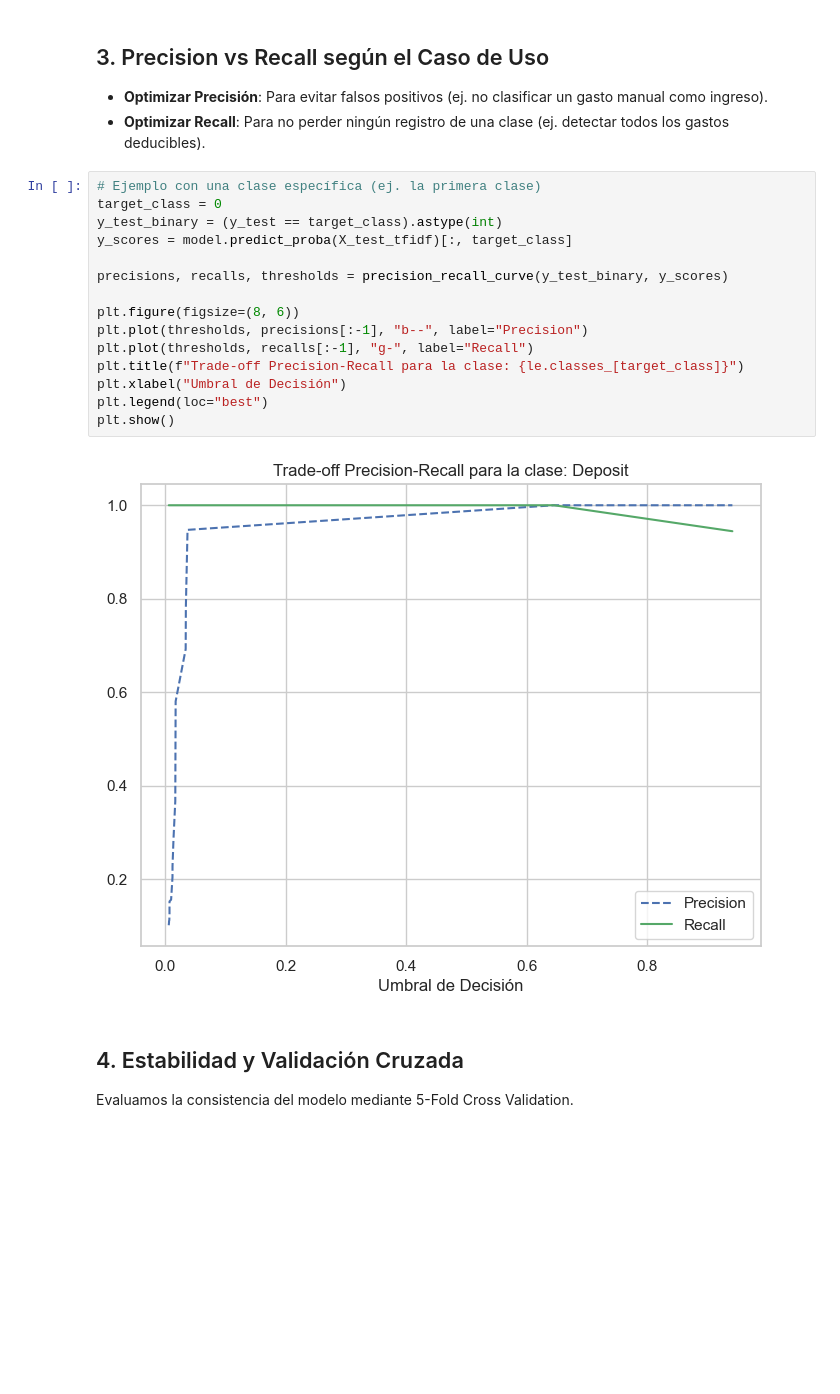
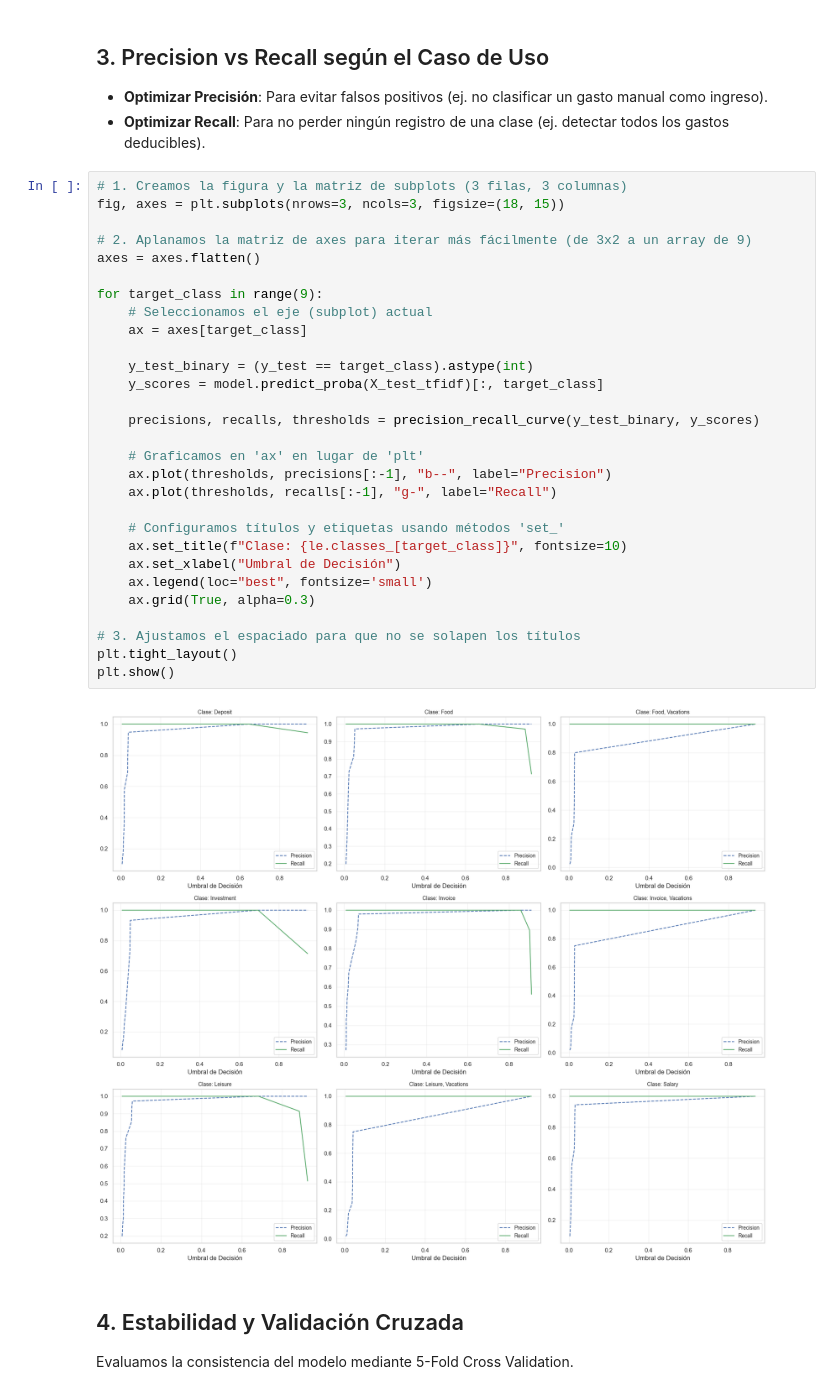
Before and after one commit to Di3g0E/P2_AP-IA, a Jupyter notebook: playground/nlp_evaluation_comparison.ipynb, the cells around one changed output. Saved outputs shown, nothing was run; the diff lists cells and outputs as text; blank space fills up the shorter version.

```diff
--- a/playground/nlp_evaluation_comparison.ipynb
+++ b/playground/nlp_evaluation_comparison.ipynb
@@ -123,23 +123,37 @@ plt.show()
 ## 3. Precision vs Recall según el Caso de Uso
 - **Optimizar Precisión**: Para evitar falsos positivos (ej. no clasificar un gasto manual como ingreso).
 - **Optimizar Recall**: Para no perder ningún registro de una clase (ej. detectar todos los gastos deducibles).
-# %%
-# Ejemplo con una clase específica (ej. la primera clase)
-target_class = 0
-y_test_binary = (y_test == target_class).astype(int)
-y_scores = model.predict_proba(X_test_tfidf)[:, target_class]
-
-precisions, recalls, thresholds = precision_recall_curve(y_test_binary, y_scores)
-
-plt.figure(figsize=(8, 6))
-plt.plot(thresholds, precisions[:-1], "b--", label="Precision")
-plt.plot(thresholds, recalls[:-1], "g-", label="Recall")
-plt.title(f"Trade-off Precision-Recall para la clase: {le.classes_[target_class]}")
-plt.xlabel("Umbral de Decisión")
-plt.legend(loc="best")
-plt.show()
-# %% [output]
-[figure, removed]
+# %%
+# 1. Creamos la figura y la matriz de subplots (3 filas, 3 columnas)
+fig, axes = plt.subplots(nrows=3, ncols=3, figsize=(18, 15))
+
+# 2. Aplanamos la matriz de axes para iterar más fácilmente (de 3x2 a un array de 9)
+axes = axes.flatten()
+
+for target_class in range(9):
+    # Seleccionamos el eje (subplot) actual
+    ax = axes[target_class]
+
+    y_test_binary = (y_test == target_class).astype(int)
+    y_scores = model.predict_proba(X_test_tfidf)[:, target_class]
+
+    precisions, recalls, thresholds = precision_recall_curve(y_test_binary, y_scores)
+
+    # Graficamos en 'ax' en lugar de 'plt'
+    ax.plot(thresholds, precisions[:-1], "b--", label="Precision")
+    ax.plot(thresholds, recalls[:-1], "g-", label="Recall")
+
+    # Configuramos títulos y etiquetas usando métodos 'set_'
+    ax.set_title(f"Clase: {le.classes_[target_class]}", fontsize=10)
+    ax.set_xlabel("Umbral de Decisión")
+    ax.legend(loc="best", fontsize='small')
+    ax.grid(True, alpha=0.3)
+
+# 3. Ajustamos el espaciado para que no se solapen los títulos
+plt.tight_layout()
+plt.show()
+# %% [output]
+[figure, added]
 # %% [markdown]
 ## 4. Estabilidad y Validación Cruzada
 Evaluamos la consistencia del modelo mediante 5-Fold Cross Validation.
```
